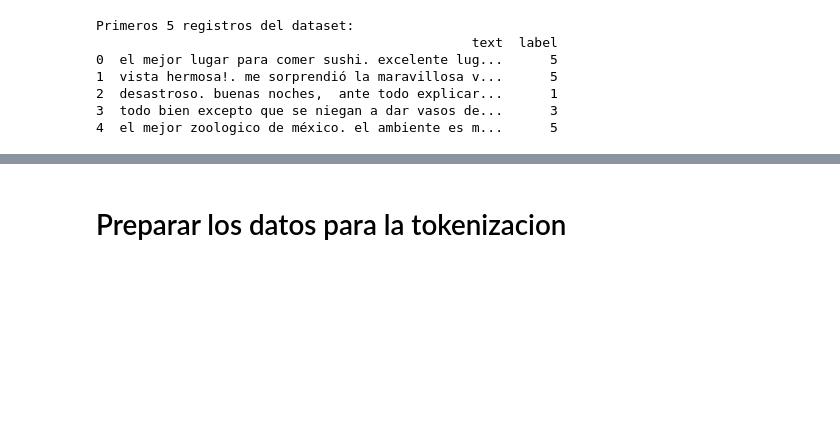
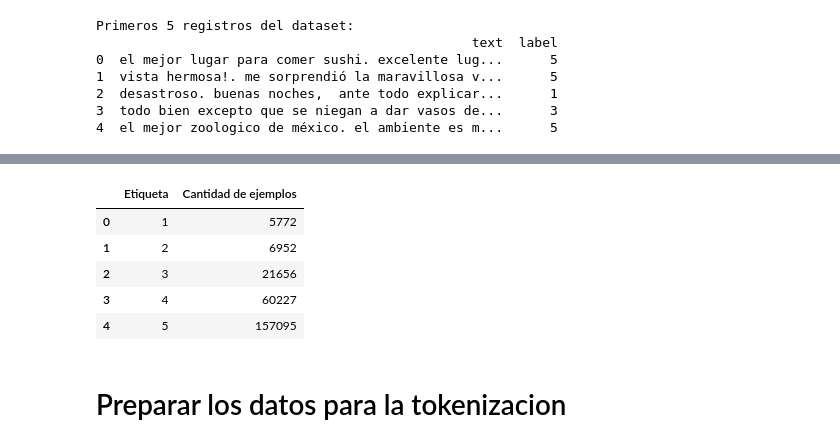
Before and after one commit to andresmtr/Prueba_BRM, a Jupyter notebook: 1_NLP/1_NLP.ipynb, the cells around one changed output, grey strips where cells are left out. Cells and saved outputs as stored; diff of their text form; code cells hidden in the pictures; blank space fills up the shorter version.

```diff
--- a/1_NLP/1_NLP.ipynb
+++ b/1_NLP/1_NLP.ipynb
@@ -50,3 +69,21 @@ Primeros 5 registros del dataset:
+# %%
+label_counts = df_full['label'].value_counts().sort_index()
+
+# Crear la tabla
+tabla_resumen = pd.DataFrame({
+    'Etiqueta': label_counts.index,
+    'Cantidad de ejemplos': label_counts.values
+})
+
+# Mostrar la tabla
+tabla_resumen
+# %% [output]
+|  | Etiqueta | Cantidad de ejemplos |
+| 0 | 1 | 5772 |
+| 1 | 2 | 6952 |
+| 2 | 3 | 21656 |
+| 3 | 4 | 60227 |
+| 4 | 5 | 157095 |
 # %%
 # Ajustar etiquetas de 1-5 a 0-4
 def adjust_labels(example):
```
Also changed, not shown: parts of 11 cells of this notebook, 1 other file.
